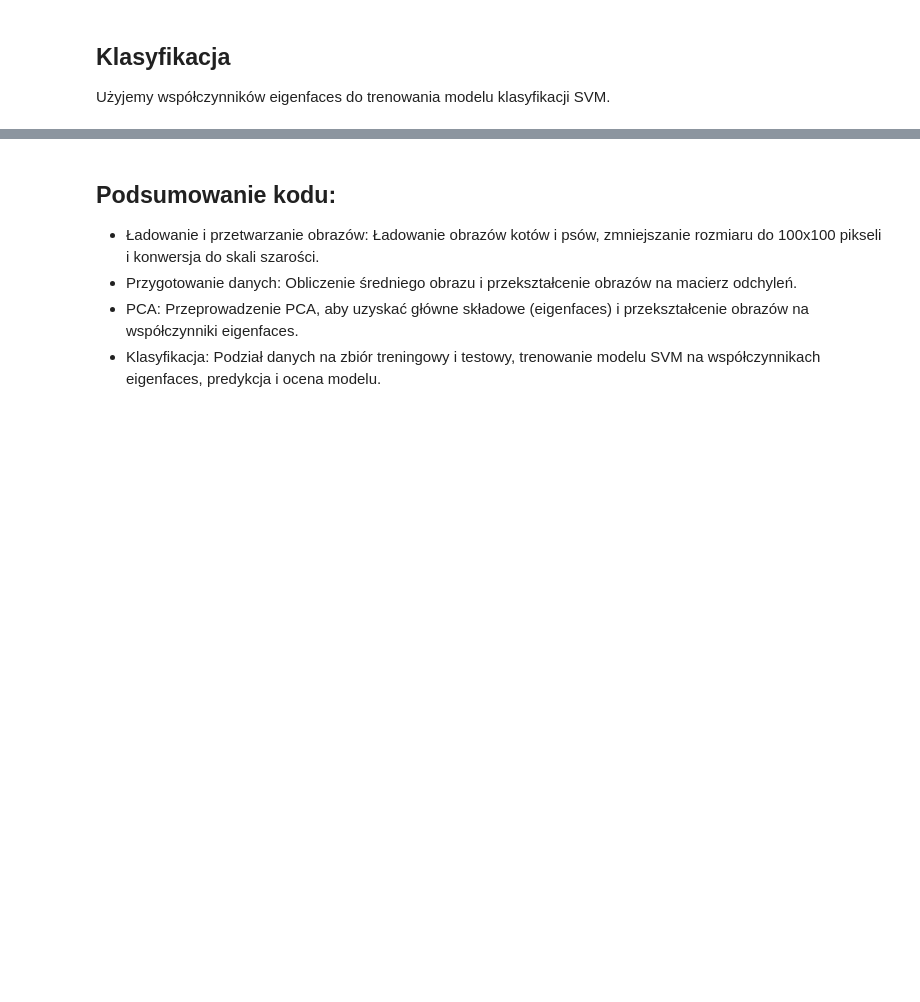
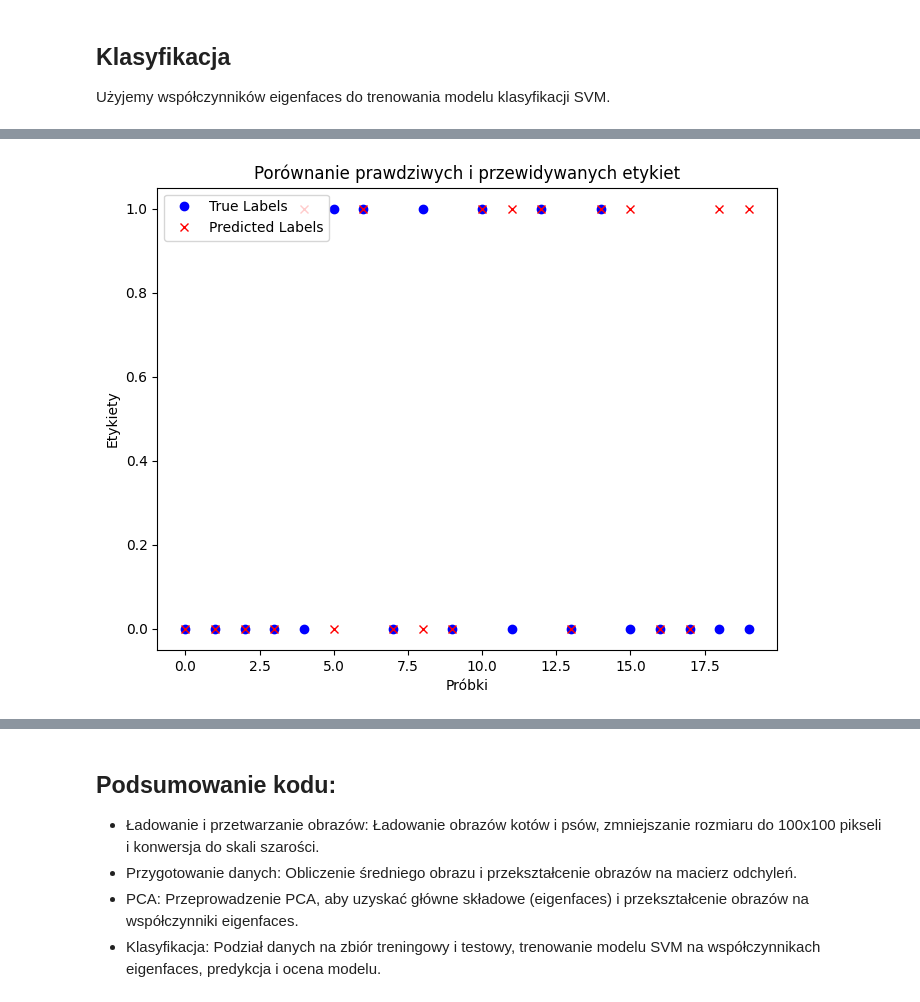
Before and after one commit to mlamczyk/CNN_Dogs-vs-Cats, a Jupyter notebook: project.ipynb, the cells around one changed output, grey strips where cells are left out. Cells and saved outputs as stored; diff of their text form; code cells hidden in the pictures; blank space fills up the shorter version.

Commit message:
Initiated PCA and classification

```diff
--- a/project.ipynb
+++ b/project.ipynb
@@ -165,3 +209,7 @@ Współczynniki eigenfaces to wyniki transformacji PCA (transformed_images), kt
 # %% [markdown]
 ## Klasyfikacja
 Użyjemy współczynników eigenfaces do trenowania modelu klasyfikacji SVM.
+# %%
+# Podział danych na zbiór treningowy i testowy - dla [:500] już działa długo, a mamy 10727 obrazków
+# X_train, X_test, y_train, y_test = train_test_split(transformed_images, labels, test_size=0.2, random_state=42)
+X_train, X_test, y_train, y_test = train_test_split(transformed_images[:100], labels[:100], test_size=0.2, random_state=42)
@@ -167,0 +257,4 @@ Użyjemy współczynników eigenfaces do trenowania modelu klasyfikacji SVM.
+# %%
+# Trenowanie modelu SVM - bez grid search cv, bo dla zbioru obrazków > 100 działa za długo
+best_svm = SVC(kernel='linear', C=1.0, random_state=42) # accuracy 65%
+best_svm.fit(X_train, y_train)
@@ -168,15 +263,8 @@ Użyjemy współczynników eigenfaces do trenowania modelu klasyfikacji SVM.
+# %%
+# Predykcja na zbiorze testowym
+y_pred = best_svm.predict(X_test)
 # %%
-# Podział danych na zbiór treningowy i testowy
-X_train, X_test, y_train, y_test = train_test_split(transformed_images, labels, test_size=0.2, random_state=42)
-
-# Trenowanie modelu SVM
-svm = SVC(kernel='linear', C=1.0, random_state=42)
-svm.fit(X_train, y_train)
-
-# Predykcja na zbiorze testowym
-y_pred = svm.predict(X_test)
-
 # Ocena modelu
 accuracy = accuracy_score(y_test, y_pred)
 print(f"Dokładność: {accuracy * 100:.2f}%")
-print("Raport klasyfikacji:\n", classification_report(y_test, y_pred, target_names=['Kot', 'Pies']))
+print("Raport klasyfikacji:\n", classification_report(y_test, y_pred, target_names=['Cat', 'Dog']))
@@ -182,0 +282,12 @@ print("Raport klasyfikacji:\n", classification_report(y_test, y_pred, target_nam
+# %%
+# Wykres dokładności - śmieszny wykres
+plt.figure(figsize=(8, 6))
+plt.plot(range(len(y_test)), y_test, label='True Labels', marker='o', linestyle='None', color='b')
+plt.plot(range(len(y_test)), y_pred, label='Predicted Labels', marker='x', linestyle='None', color='r')
+plt.title('Porównanie prawdziwych i przewidywanych etykiet')
+plt.xlabel('Próbki')
+plt.ylabel('Etykiety')
+plt.legend()
+plt.show()
+# %% [output]
+[figure, added]
```
Also changed, not shown: parts of 26 cells of this notebook.
